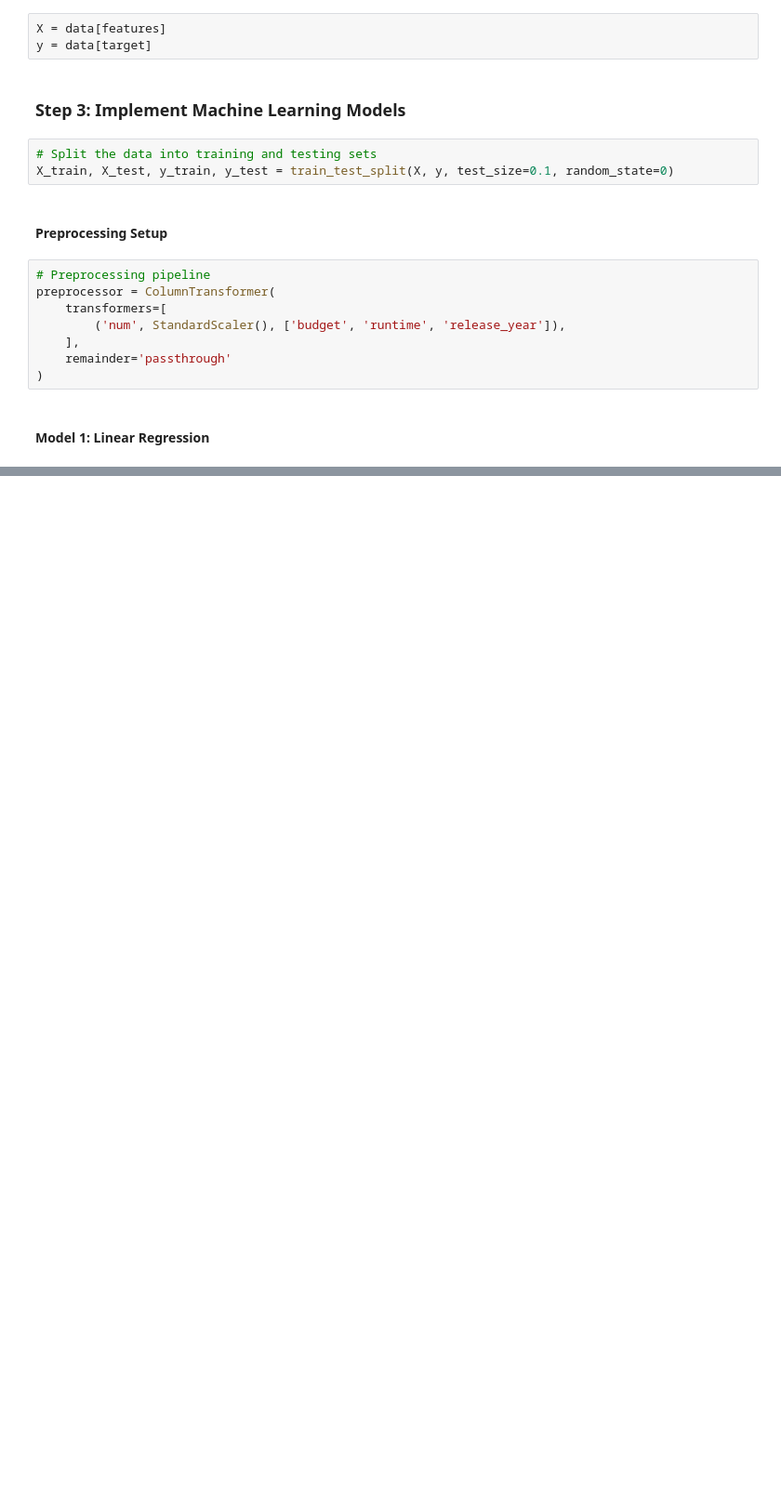
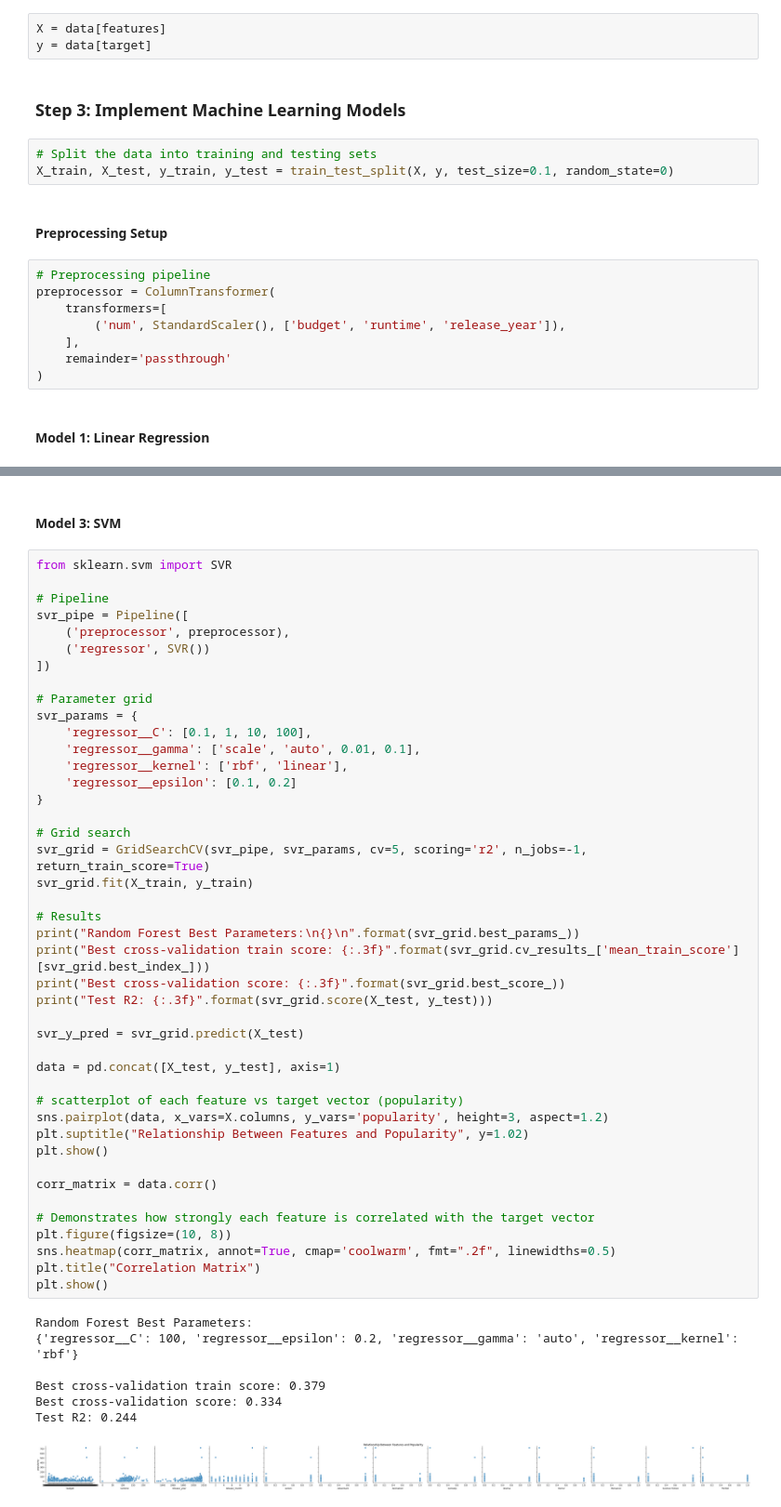
Before and after one commit to zacharyL16/ENSF444ProjectGroup31, a Jupyter notebook: Final Project.ipynb, the cells around one changed output, grey strips where cells are left out. Shown at 93% size. Saved outputs shown, nothing was run; the diff lists cells and outputs as text; blank space fills up the shorter version.

```diff
--- a/Final Project.ipynb
+++ b/Final Project.ipynb
@@ -287,0 +239,53 @@ Model Performance Comparison:
+# %% [markdown]
+#### Model 3: SVM
+# %%
+from sklearn.svm import SVR
+
+# Pipeline
+svr_pipe = Pipeline([
+    ('preprocessor', preprocessor),
+    ('regressor', SVR())
+])
+
+# Parameter grid
+svr_params = {
+    'regressor__C': [0.1, 1, 10, 100],
+    'regressor__gamma': ['scale', 'auto', 0.01, 0.1],
+    'regressor__kernel': ['rbf', 'linear'],
+    'regressor__epsilon': [0.1, 0.2]
+}
+
+# Grid search
+svr_grid = GridSearchCV(svr_pipe, svr_params, cv=5, scoring='r2', n_jobs=-1, return_train_score=True)
+svr_grid.fit(X_train, y_train)
+
+# Results
+print("Random Forest Best Parameters:\n{}\n".format(svr_grid.best_params_))
+print("Best cross-validation train score: {:.3f}".format(svr_grid.cv_results_['mean_train_score'][svr_grid.best_index_]))
+print("Best cross-validation score: {:.3f}".format(svr_grid.best_score_))
+print("Test R2: {:.3f}".format(svr_grid.score(X_test, y_test)))
+
+svr_y_pred = svr_grid.predict(X_test)
+
+data = pd.concat([X_test, y_test], axis=1)
+
+# scatterplot of each feature vs target vector (popularity)
+sns.pairplot(data, x_vars=X.columns, y_vars='popularity', height=3, aspect=1.2)
+plt.suptitle("Relationship Between Features and Popularity", y=1.02)
+plt.show()
+
+corr_matrix = data.corr()
+
+# Demonstrates how strongly each feature is correlated with the target vector
+plt.figure(figsize=(10, 8))
+sns.heatmap(corr_matrix, annot=True, cmap='coolwarm', fmt=".2f", linewidths=0.5)
+plt.title("Correlation Matrix")
+plt.show()
+# %% [output]
+Random Forest Best Parameters:
+{'regressor__C': 100, 'regressor__epsilon': 0.2, 'regressor__gamma': 'auto', 'regressor__kernel': 'rbf'}
+
+Best cross-validation train score: 0.379
+Best cross-validation score: 0.334
+Test R2: 0.244
+[figure, added]
```
Also changed, not shown: parts of 14 cells of this notebook.
